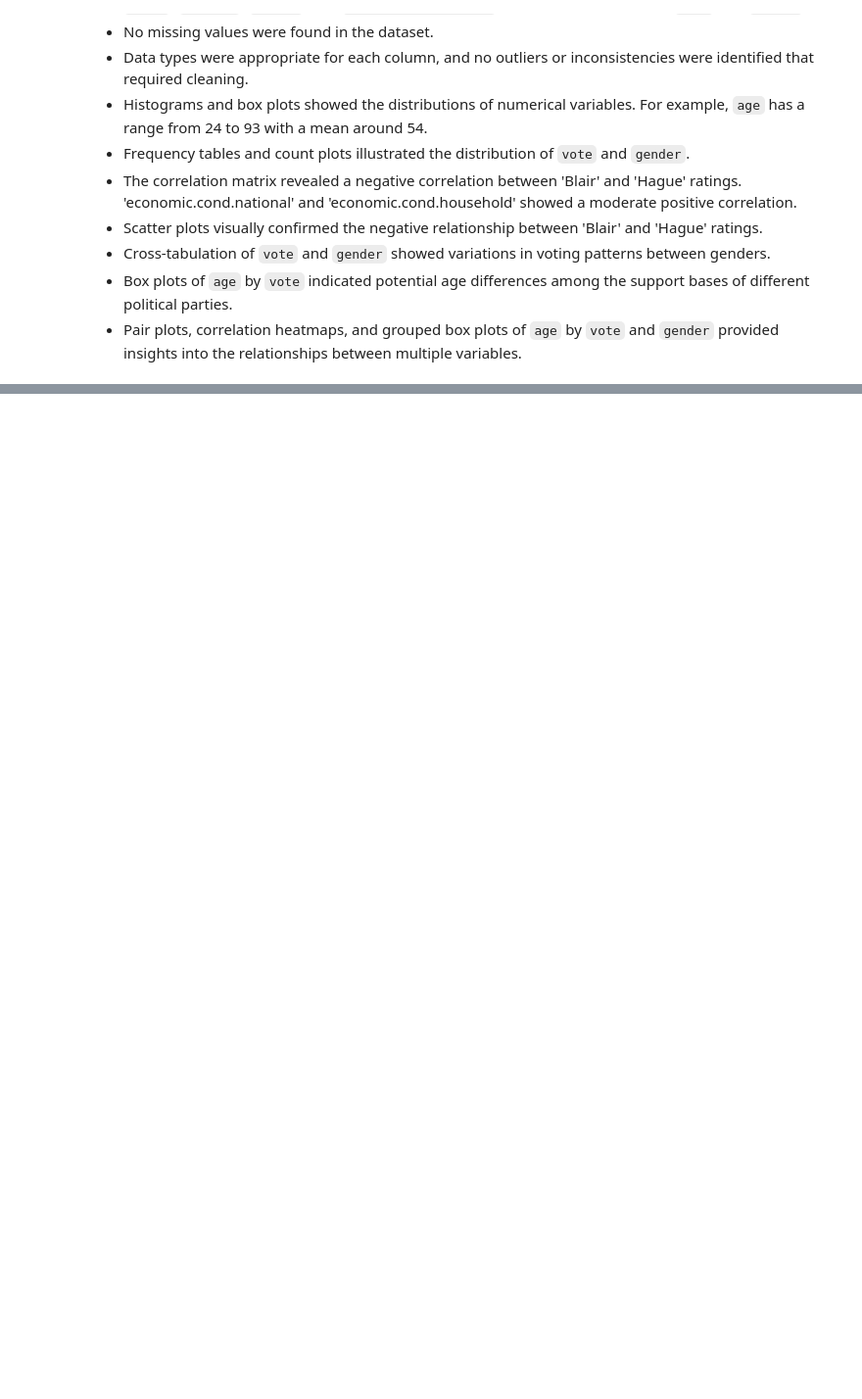
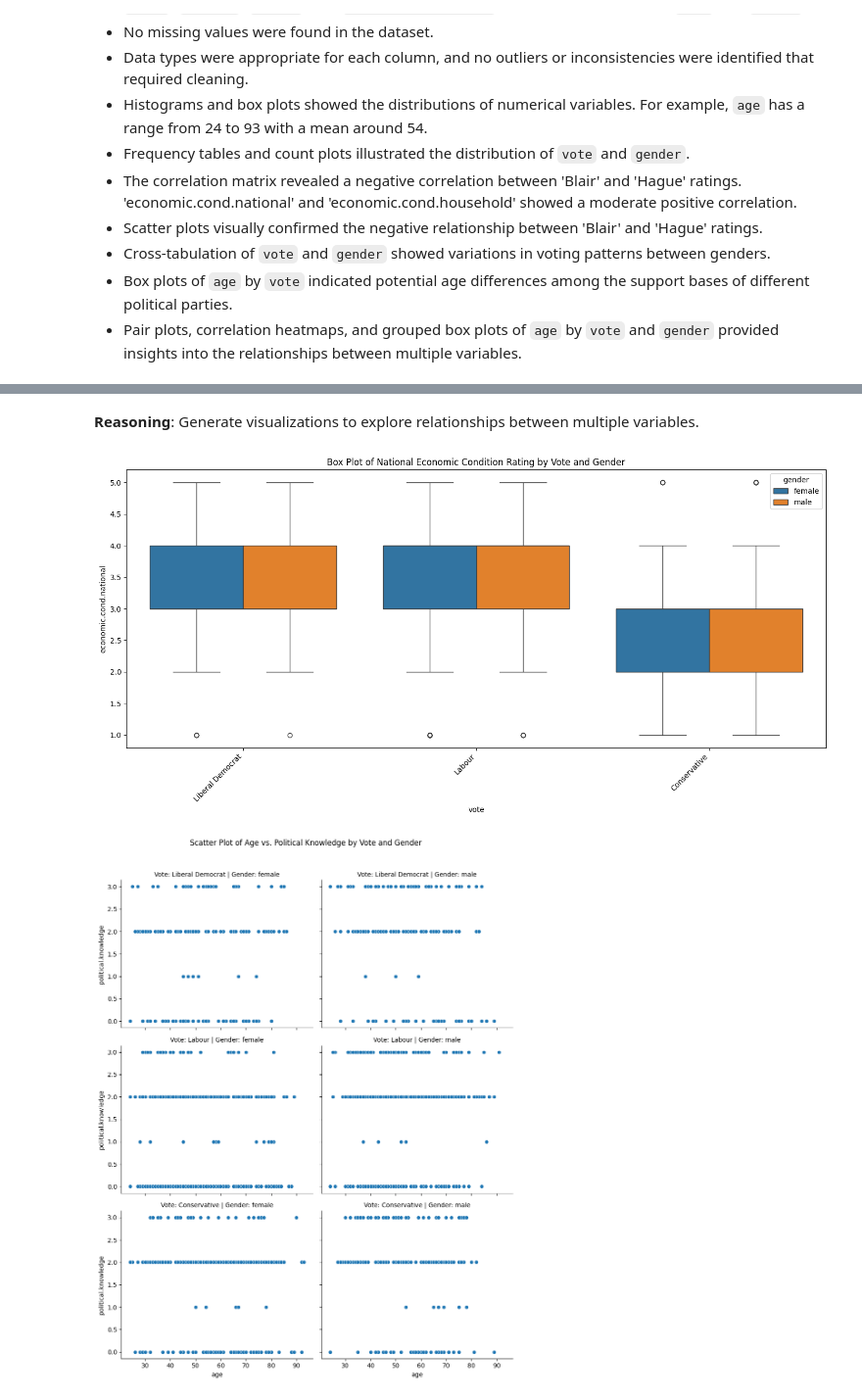
Before and after one commit to Dark-knight232/Exploratory-Data-Analysis-TH-Course-Project, a Jupyter notebook: 22BDS0382.ipynb, the cells around one changed output, grey strips where cells are left out. Shown at 98% size. Cells and saved outputs as stored; diff of their text form; code cells hidden in the pictures; blank space fills up the shorter version.

```diff
--- a/22BDS0382.ipynb
+++ b/22BDS0382.ipynb
@@ -270,0 +377,32 @@ plt.show()
+# %% [markdown]
+**Reasoning**:
+Generate visualizations to explore relationships between multiple variables.
+# %%
+# Grouped box plots (already covered, but can explore other combinations)
+# Example: Box plot of 'economic.cond.national' by 'vote' and 'gender'
+plt.figure(figsize=(14, 7))
+sns.boxplot(data=df, x='vote', y='economic.cond.national', hue='gender')
+plt.title('Box Plot of National Economic Condition Rating by Vote and Gender')
+plt.xticks(rotation=45, ha='right')
+plt.tight_layout()
+plt.show()
+
+# Example: Using a different plot type for multivariate analysis - FacetGrid
+g = sns.FacetGrid(df, col="gender", row="vote", height=4, aspect=1.2)
+g.map(sns.scatterplot, "age", "political.knowledge")
+g.fig.suptitle("Scatter Plot of Age vs. Political Knowledge by Vote and Gender", y=1.02)
+g.set_titles("Vote: {row_name} | Gender: {col_name}")
+plt.tight_layout()
+plt.show()
+
+# Additional 3D analysis: Scatter plot with color and size variations
+plt.figure(figsize=(12, 8))
+sns.scatterplot(data=df, x='age', y='economic.cond.national', hue='vote', size='political.knowledge', sizes=(50, 500), alpha=0.7)
+plt.title('Scatter Plot of Age vs. National Economic Condition by Vote and Political Knowledge')
+plt.xlabel('Age')
+plt.ylabel('National Economic Condition Rating')
+plt.tight_layout()
+plt.show()
+# %% [output]
+[figure, added]
+[figure, added]
```
Also changed, not shown: parts of 30 cells of this notebook.
